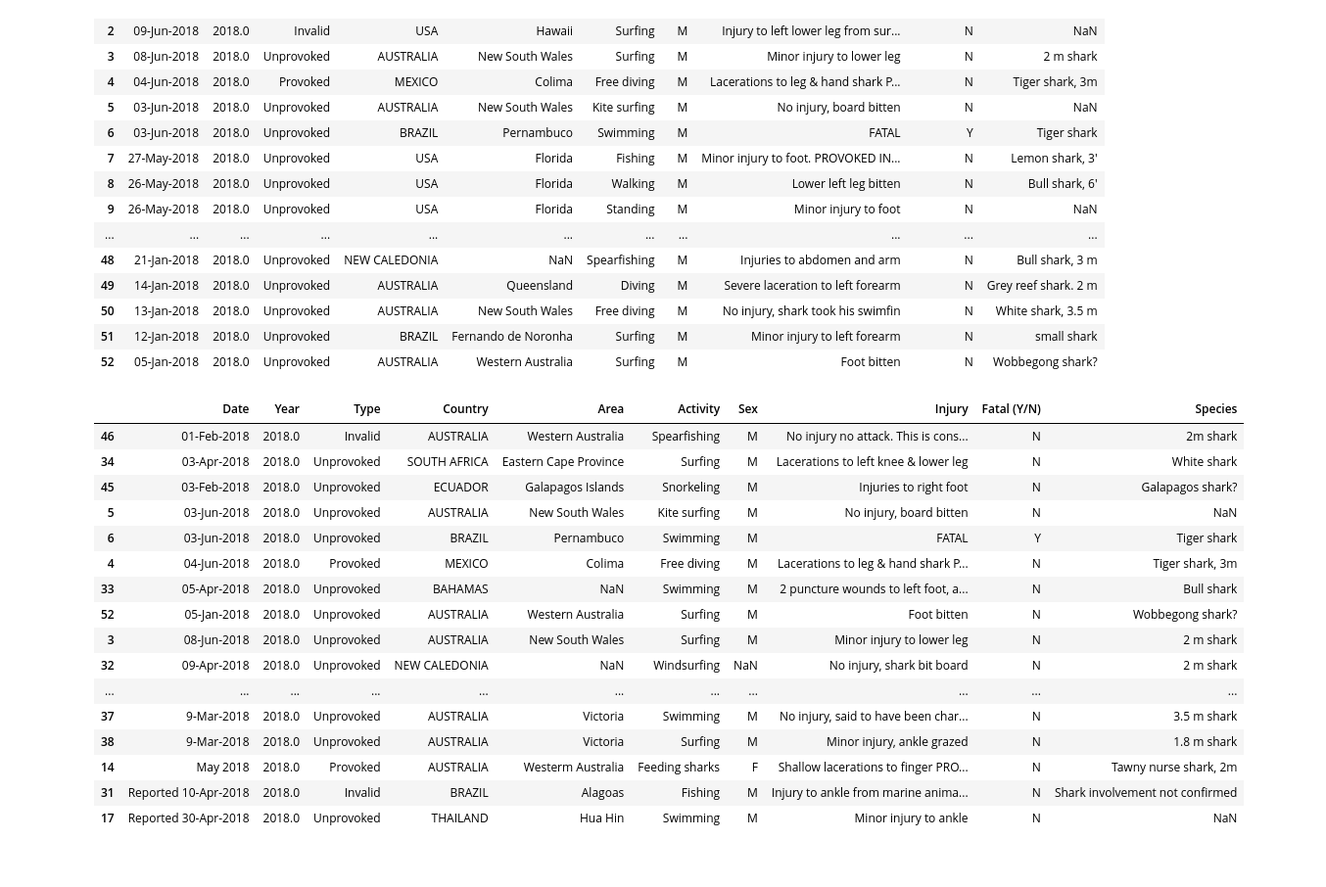
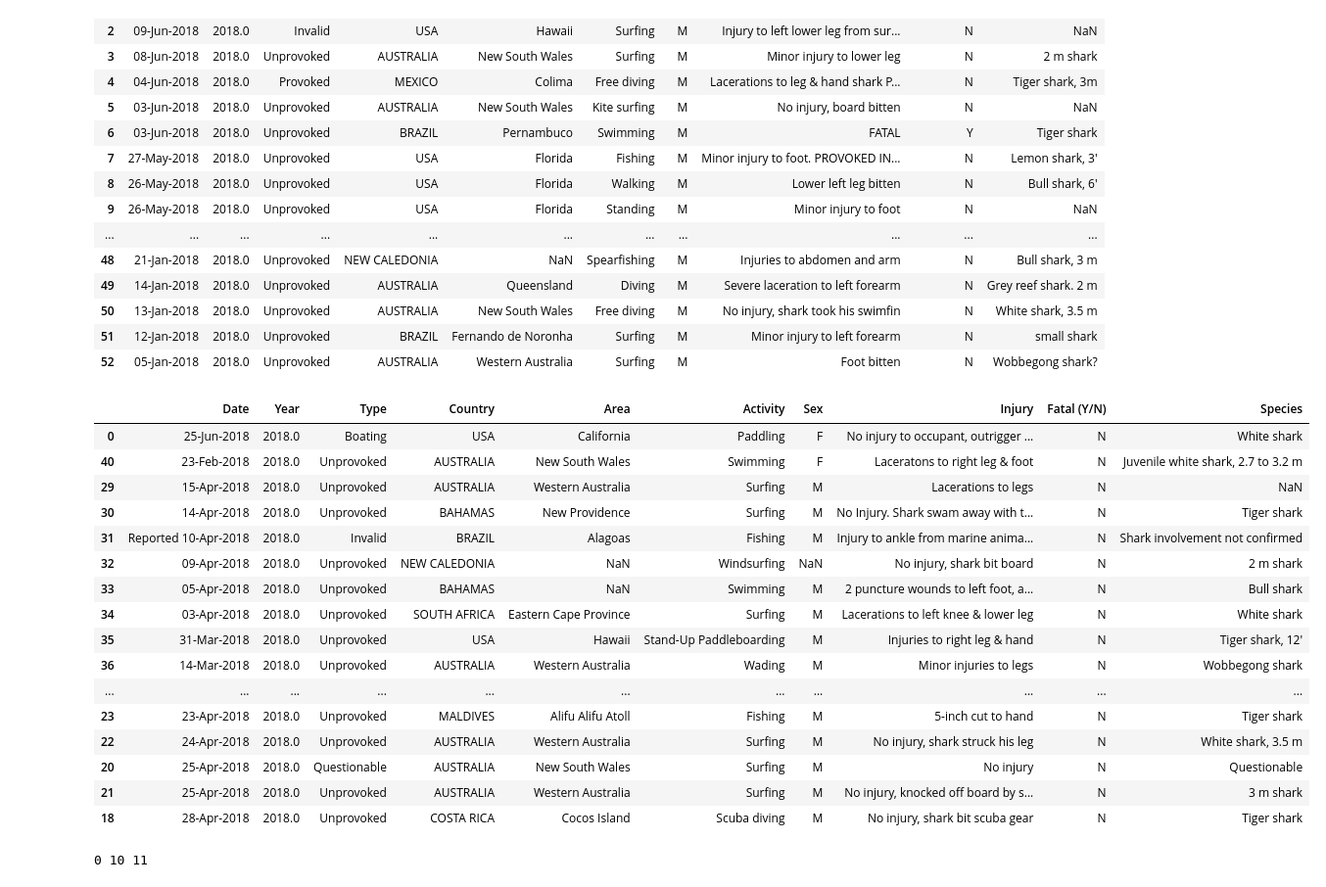
Before and after one commit to Diegon8/SharkAttack-, a Jupyter notebook: SharkAttack.ipynb, the cells around one changed output. Shown: that part at 98% size. Drawn from its saved outputs; the diff is of its cells as text; code cells hidden in the pictures.

```diff
--- a/SharkAttack.ipynb
+++ b/SharkAttack.ipynb
@@ -149,23 +164,26 @@ display(attacks2018()
 | 50 | 13-Jan-2018 | 2018.0 | Unprovoked | AUSTRALIA | New South Wales | Free diving | M | No injury, shark took his swimfin | N | White shark, 3.5 m |
 | 51 | 12-Jan-2018 | 2018.0 | Unprovoked | BRAZIL | Fernando de Noronha | Surfing | M | Minor injury to left forearm | N | small shark |
 | 52 | 05-Jan-2018 | 2018.0 | Unprovoked | AUSTRALIA | Western Australia | Surfing | M | Foot bitten | N | Wobbegong shark? |
-# %%
-attacks2018.sort_values(['Date'], ascending=1)
-# %% [output]
-|  | Date | Year | Type | Country | Area | Activity | Sex | Injury | Fatal (Y/N) | Species |
-| 46 | 01-Feb-2018 | 2018.0 | Invalid | AUSTRALIA | Western Australia | Spearfishing | M | No injury no attack. This is cons... | N | 2m shark |
-| 34 | 03-Apr-2018 | 2018.0 | Unprovoked | SOUTH AFRICA | Eastern Cape Province | Surfing | M | Lacerations to left knee & lower leg | N | White shark |
-| 45 | 03-Feb-2018 | 2018.0 | Unprovoked | ECUADOR | Galapagos Islands | Snorkeling | M | Injuries to right foot | N | Galapagos shark? |
-| 5 | 03-Jun-2018 | 2018.0 | Unprovoked | AUSTRALIA | New South Wales | Kite surfing | M | No injury, board bitten | N | NaN |
-| 6 | 03-Jun-2018 | 2018.0 | Unprovoked | BRAZIL | Pernambuco | Swimming | M | FATAL | Y | Tiger shark |
-| 4 | 04-Jun-2018 | 2018.0 | Provoked | MEXICO | Colima | Free diving | M | Lacerations to leg & hand shark P... | N | Tiger shark, 3m |
-| 33 | 05-Apr-2018 | 2018.0 | Unprovoked | BAHAMAS | NaN | Swimming | M | 2 puncture wounds to left foot, a... | N | Bull shark |
-| 52 | 05-Jan-2018 | 2018.0 | Unprovoked | AUSTRALIA | Western Australia | Surfing | M | Foot bitten | N | Wobbegong shark? |
-| 3 | 08-Jun-2018 | 2018.0 | Unprovoked | AUSTRALIA | New South Wales | Surfing | M | Minor injury to lower leg | N | 2 m shark |
-| 32 | 09-Apr-2018 | 2018.0 | Unprovoked | NEW CALEDONIA | NaN | Windsurfing | NaN | No injury, shark bit board | N | 2 m shark |
-| ... | ... | ... | ... | ... | ... | ... | ... | ... | ... | ... |
-| 37 | 9-Mar-2018 | 2018.0 | Unprovoked | AUSTRALIA | Victoria | Swimming | M | No injury, said to have been char... | N | 3.5 m shark |
-| 38 | 9-Mar-2018 | 2018.0 | Unprovoked | AUSTRALIA | Victoria | Surfing | M | Minor injury, ankle grazed | N | 1.8 m shark |
-| 14 | May 2018 | 2018.0 | Provoked | AUSTRALIA | Westerm Australia | Feeding sharks | F | Shallow lacerations to finger PRO... | N | Tawny nurse shark, 2m |
-| 31 | Reported 10-Apr-2018 | 2018.0 | Invalid | BRAZIL | Alagoas | Fishing | M | Injury to ankle from marine anima... | N | Shark involvement not confirmed |
-| 17 | Reported 30-Apr-2018 | 2018.0 | Unprovoked | THAILAND | Hua Hin | Swimming | M | Minor injury to ankle | N | NaN |
+# %%
+#Date column is such a mess, I definitely have to clean the data if I want to be able to manipulate this table.
+
+attack1_sort = attack1.sort_values(['Year'], ascending=0)
+display(attack1_sort.head(50))
+# %% [output]
+|  | Date | Year | Type | Country | Area | Activity | Sex | Injury | Fatal (Y/N) | Species |
+| 0 | 25-Jun-2018 | 2018.0 | Boating | USA | California | Paddling | F | No injury to occupant, outrigger ... | N | White shark |
+| 40 | 23-Feb-2018 | 2018.0 | Unprovoked | AUSTRALIA | New South Wales | Swimming | F | Laceratons to right leg & foot | N | Juvenile white shark, 2.7 to 3.2 m |
+| 29 | 15-Apr-2018 | 2018.0 | Unprovoked | AUSTRALIA | Western Australia | Surfing | M | Lacerations to legs | N | NaN |
+| 30 | 14-Apr-2018 | 2018.0 | Unprovoked | BAHAMAS | New Providence | Surfing | M | No Injury. Shark swam away with t... | N | Tiger shark |
+| 31 | Reported 10-Apr-2018 | 2018.0 | Invalid | BRAZIL | Alagoas | Fishing | M | Injury to ankle from marine anima... | N | Shark involvement not confirmed |
+| 32 | 09-Apr-2018 | 2018.0 | Unprovoked | NEW CALEDONIA | NaN | Windsurfing | NaN | No injury, shark bit board | N | 2 m shark |
+| 33 | 05-Apr-2018 | 2018.0 | Unprovoked | BAHAMAS | NaN | Swimming | M | 2 puncture wounds to left foot, a... | N | Bull shark |
+| 34 | 03-Apr-2018 | 2018.0 | Unprovoked | SOUTH AFRICA | Eastern Cape Province | Surfing | M | Lacerations to left knee & lower leg | N | White shark |
+| 35 | 31-Mar-2018 | 2018.0 | Unprovoked | USA | Hawaii | Stand-Up Paddleboarding | M | Injuries to right leg & hand | N | Tiger shark, 12' |
+| 36 | 14-Mar-2018 | 2018.0 | Unprovoked | AUSTRALIA | Western Australia | Wading | M | Minor injuries to legs | N | Wobbegong shark |
+| ... | ... | ... | ... | ... | ... | ... | ... | ... | ... | ... |
+| 23 | 23-Apr-2018 | 2018.0 | Unprovoked | MALDIVES | Alifu Alifu Atoll | Fishing | M | 5-inch cut to hand | N | Tiger shark |
+| 22 | 24-Apr-2018 | 2018.0 | Unprovoked | AUSTRALIA | Western Australia | Surfing | M | No injury, shark struck his leg | N | White shark, 3.5 m |
+| 20 | 25-Apr-2018 | 2018.0 | Questionable | AUSTRALIA | New South Wales | Surfing | M | No injury | N | Questionable |
+| 21 | 25-Apr-2018 | 2018.0 | Unprovoked | AUSTRALIA | Western Australia | Surfing | M | No injury, knocked off board by s... | N | 3 m shark |
+| 18 | 28-Apr-2018 | 2018.0 | Unprovoked | COSTA RICA | Cocos Island | Scuba diving | M | No injury, shark bit scuba gear | N | Tiger shark |
@@ -171,0 +195,8 @@ attacks2018.sort_values(['Date'], ascending=1)
+# %%
+index_Date = attack1.columns.get_loc('Date')
+index_realYear = attack1.columns.get_loc('realYear')
+index_realDate = attack1.columns.get_loc('realDate')
+
+print(index_Date, index_realYear, index_realDate)
+# %% [output]
+0 10 11
```
Also changed, not shown: parts of 13 cells of this notebook.
